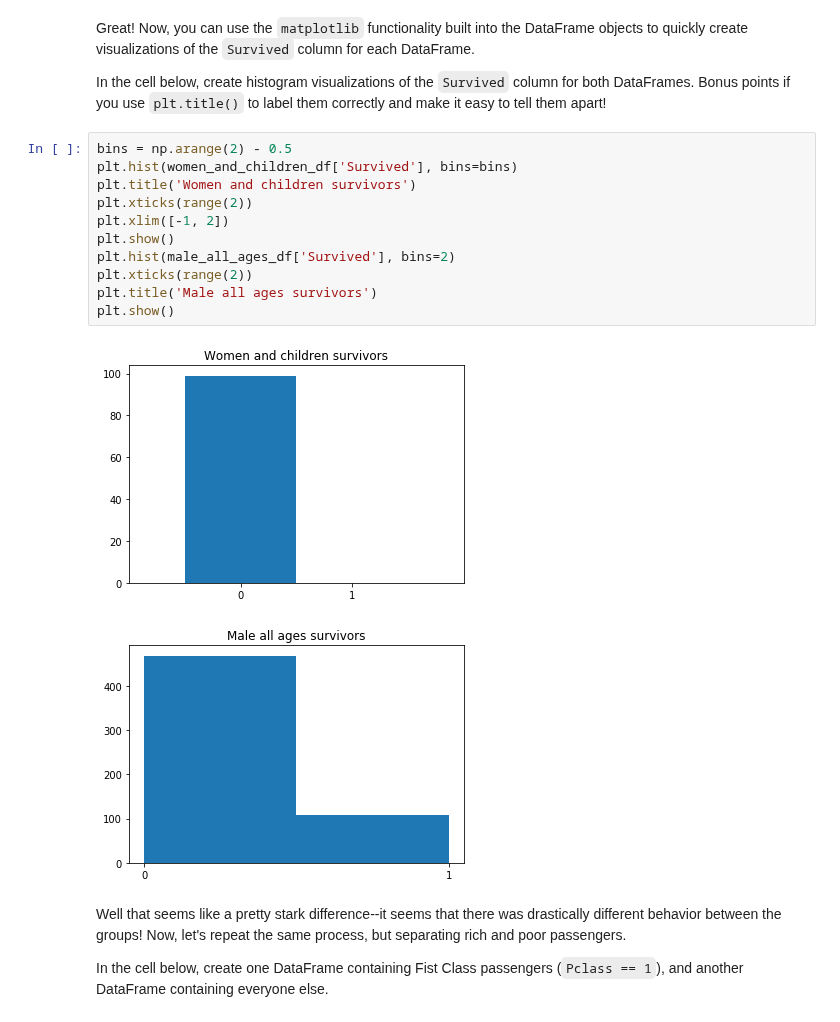
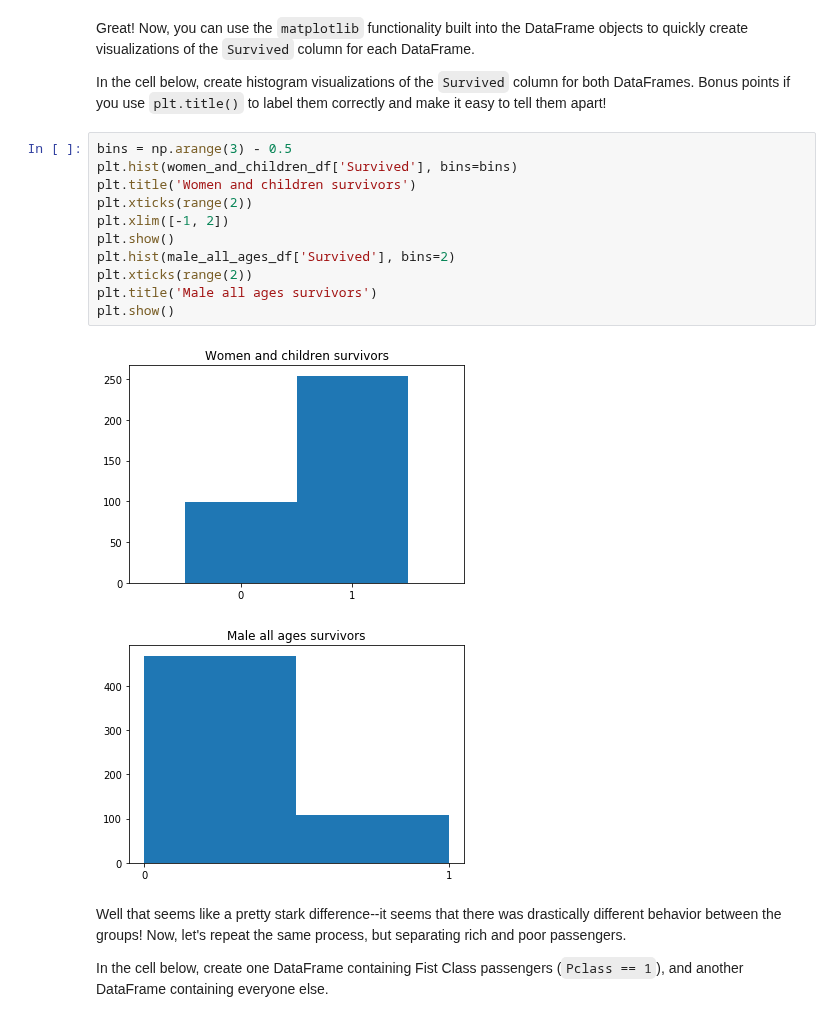
Before and after one commit to bgilroy26/dsc-using-sql-with-pandas-lab-nyc-ds-071519, a Jupyter notebook: index.ipynb, the cells around one changed output. Saved outputs shown, nothing was run; the diff lists cells and outputs as text.

```diff
--- a/index.ipynb
+++ b/index.ipynb
@@ -149,18 +149,18 @@ Great! Now, you can use the `matplotlib` functionality built into the DataFrame
 
 In the cell below, create histogram visualizations of the `Survived` column for both DataFrames.  Bonus points if you use `plt.title()` to label them correctly and make it easy to tell them apart!
 # %%
-bins = np.arange(2) - 0.5
+bins = np.arange(3) - 0.5
 plt.hist(women_and_children_df['Survived'], bins=bins)
 plt.title('Women and children survivors')
 plt.xticks(range(2))
 plt.xlim([-1, 2])
 plt.show()
 plt.hist(male_all_ages_df['Survived'], bins=2)
 plt.xticks(range(2))
 plt.title('Male all ages survivors')
 plt.show()
 # %% [output]
-[figure, old version]
+[figure, new version]
 [figure]
 # %% [markdown]
 Well that seems like a pretty stark difference--it seems that there was drastically different behavior between the groups!  Now, let's repeat the same process, but separating rich and poor passengers.
```
